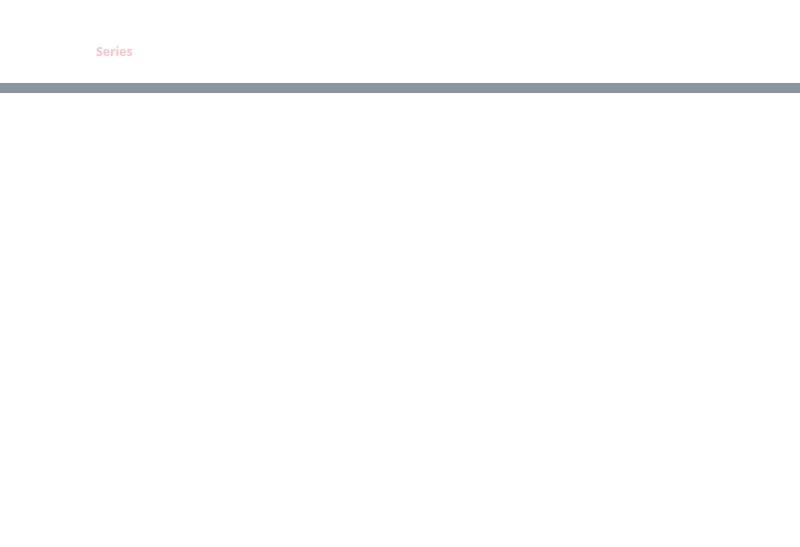
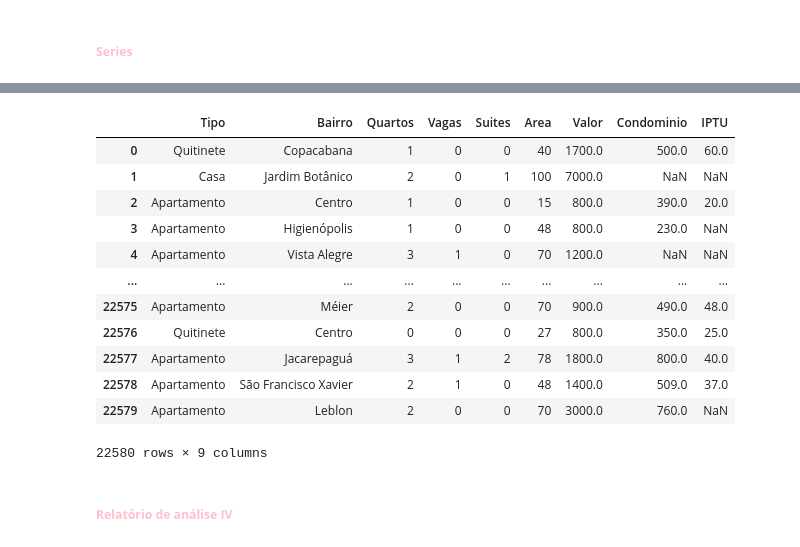
Before and after one commit to barbnrosa/data-science, a Jupyter notebook: curso2_python_pandas/python_pandas.ipynb, the cells around one changed output, grey strips where cells are left out. Saved outputs shown, nothing was run; the diff lists cells and outputs as text; code cells hidden in the pictures; blank space fills up the shorter version.

```diff
--- a/curso2_python_pandas/python_pandas.ipynb
+++ b/curso2_python_pandas/python_pandas.ipynb
@@ -415,0 +385,19 @@ df1
+# %%
+dados_residencial2 = pd.read_csv('dados/aluguel_residencial.csv', sep = ';')
+dados_residencial2 # agora foi exportado sem o índice
+# %% [output]
+|  | Tipo | Bairro | Quartos | Vagas | Suites | Area | Valor | Condominio | IPTU |
+| 0 | Quitinete | Copacabana | 1 | 0 | 0 | 40 | 1700.0 | 500.0 | 60.0 |
+| 1 | Casa | Jardim Botânico | 2 | 0 | 1 | 100 | 7000.0 | NaN | NaN |
+| 2 | Apartamento | Centro | 1 | 0 | 0 | 15 | 800.0 | 390.0 | 20.0 |
+| 3 | Apartamento | Higienópolis | 1 | 0 | 0 | 48 | 800.0 | 230.0 | NaN |
+| 4 | Apartamento | Vista Alegre | 3 | 1 | 0 | 70 | 1200.0 | NaN | NaN |
+| ... | ... | ... | ... | ... | ... | ... | ... | ... | ... |
+| 22575 | Apartamento | Méier | 2 | 0 | 0 | 70 | 900.0 | 490.0 | 48.0 |
+| 22576 | Quitinete | Centro | 0 | 0 | 0 | 27 | 800.0 | 350.0 | 25.0 |
+| 22577 | Apartamento | Jacarepaguá | 3 | 1 | 2 | 78 | 1800.0 | 800.0 | 40.0 |
+| 22578 | Apartamento | São Francisco Xavier | 2 | 1 | 0 | 48 | 1400.0 | 509.0 | 37.0 |
+| 22579 | Apartamento | Leblon | 2 | 0 | 0 | 70 | 3000.0 | 760.0 | NaN |
+22580 rows × 9 columns
+# %% [markdown]
+##### <span style="color:pink; font-weight:bold"> Relatório de análise IV</span>
```
Also changed, not shown: parts of 117 cells of this notebook, 1 other file.
